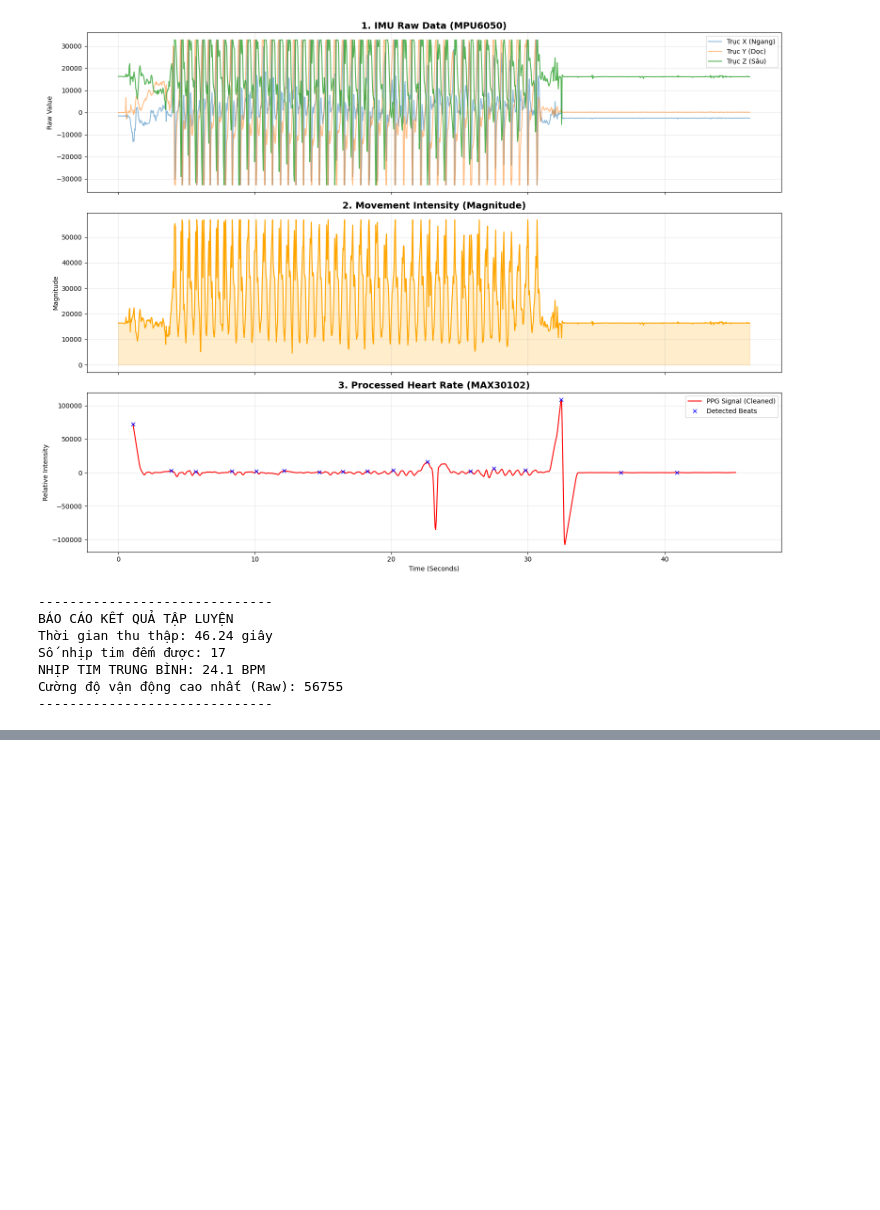
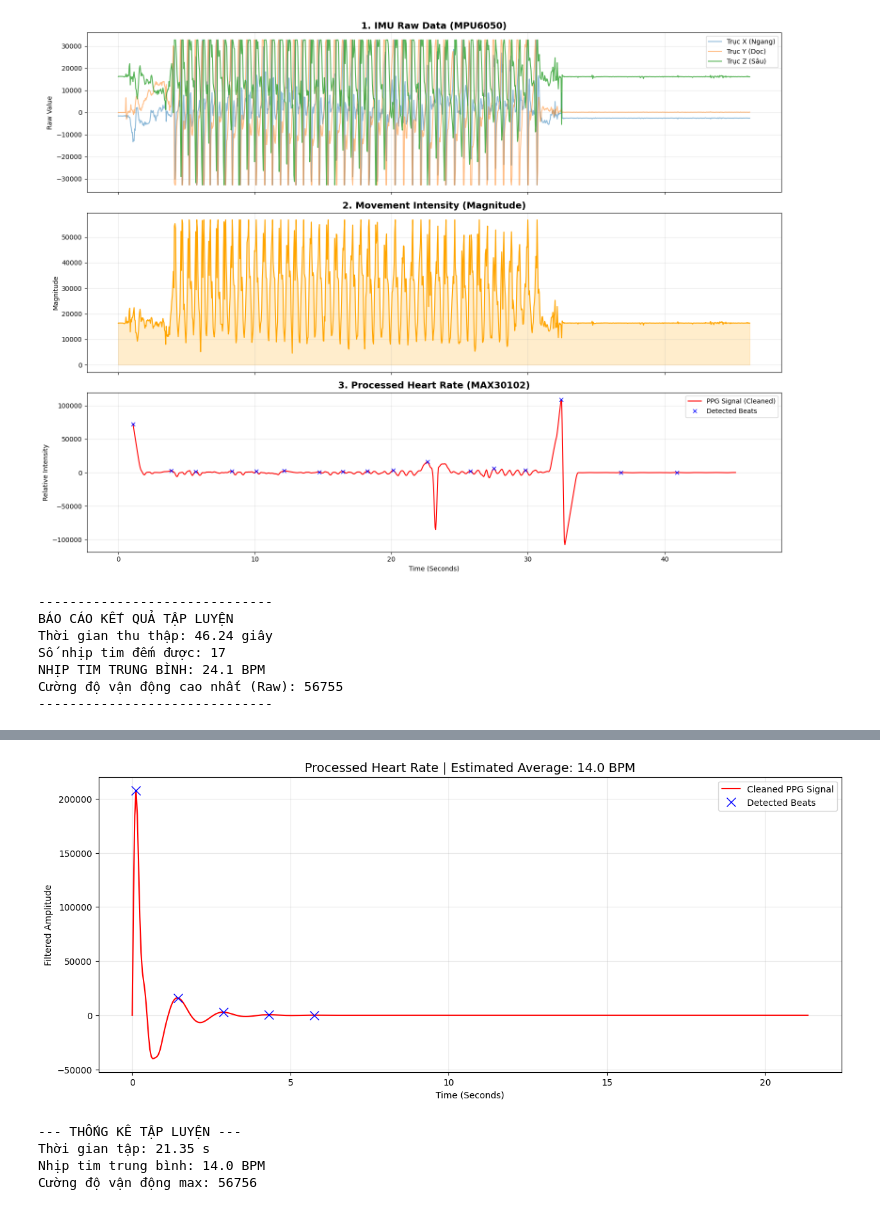
Before and after one commit to ChuoiUhuhu0727/Martial-Arts-Signal-Analysis, a Jupyter notebook: src/4th_analyze data.ipynb, the cells around one changed output, grey strips where cells are left out. Cells and saved outputs as stored; diff of their text form; code cells hidden in the pictures; blank space fills up the shorter version.

```diff
--- a/src/4th_analyze data.ipynb
+++ b/src/4th_analyze data.ipynb
@@ -290,0 +356,46 @@ Cường độ vận động cao nhất (Raw): 56755
+# %%
+# 1. Thiết lập bộ lọc Bandpass (0.7Hz - 3.5Hz ~ 42BPM - 210BPM)
+def butter_bandpass_filter(data, fs, lowcut=0.7, highcut=3.5, order=4):
+    nyq = 0.5 * fs
+    low = lowcut / nyq
+    high = highcut / nyq
+    b, a = butter(order, [low, high], btype='band')
+    return filtfilt(b, a, data)
+
+# 2. Tính tần số lấy mẫu (Sampling Frequency) thực tế
+fs = 1 / df['Timestamp'].diff().mean()
+
+# 3. Áp dụng lọc cho cột Heart_IR
+df['PPG_Final'] = butter_bandpass_filter(df['Heart_IR'], fs)
+
+# 4. Tìm đỉnh (Peak Detection)
+# distance=fs*0.5 nghĩa là các nhịp cách nhau ít nhất 0.5s (max 120BPM)
+# Cậu có thể giảm distance nếu tập cường độ cực cao
+peaks, _ = find_peaks(df['PPG_Final'], distance=int(fs*0.5), prominence=100)
+
+# 5. Vẽ đồ thị kết quả
+plt.figure(figsize=(15, 6))
+plt.plot(df['Timestamp'], df['PPG_Final'], color='red', label='Cleaned PPG Signal')
+plt.plot(df['Timestamp'].iloc[peaks], df['PPG_Final'].iloc[peaks], "x", color='blue', markersize=10, label='Detected Beats')
+
+# Tính BPM trung bình
+duration = df['Timestamp'].max() - df['Timestamp'].min()
+bpm = (len(peaks) / duration) * 60
+
+plt.title(f"Processed Heart Rate | Estimated Average: {bpm:.1f} BPM", fontsize=14)
+plt.ylabel("Filtered Amplitude")
+plt.xlabel("Time (Seconds)")
+plt.legend()
+plt.grid(True, alpha=0.3)
+plt.show()
+
+print(f"--- THỐNG KÊ TẬP LUYỆN ---")
+print(f"Thời gian tập: {duration:.2f} s")
+print(f"Nhịp tim trung bình: {bpm:.1f} BPM")
+print(f"Cường độ vận động max: {df['Acc_Mag'].max():.0f}")
+# %% [output]
+[figure, added]
+--- THỐNG KÊ TẬP LUYỆN ---
+Thời gian tập: 21.35 s
+Nhịp tim trung bình: 14.0 BPM
+Cường độ vận động max: 56756
```
Also changed, not shown: parts of 4 cells of this notebook, 9 other files.
